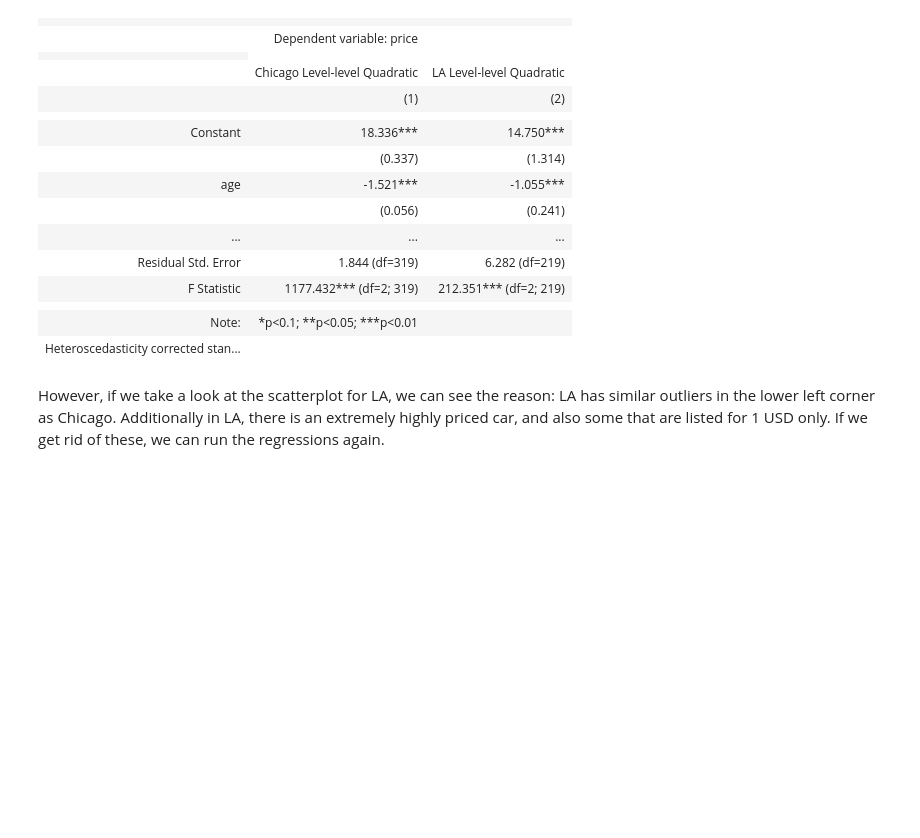
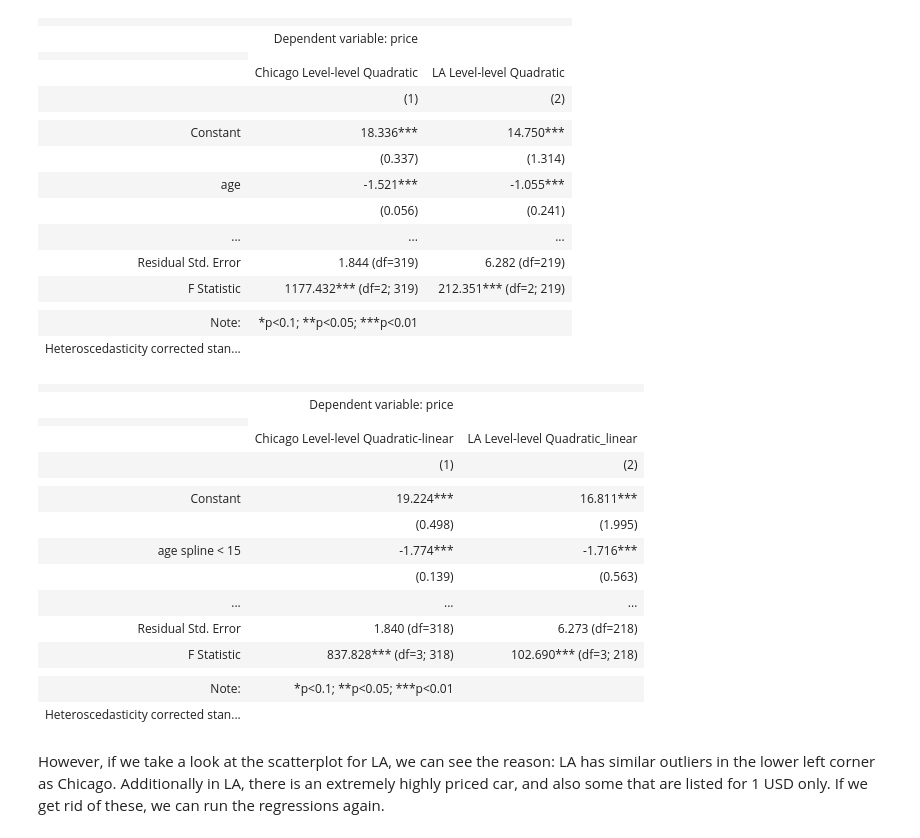
Before and after one commit to marton-nagy-marton/Coding1_assignment1, a Jupyter notebook: Matyas_Kovacs-Marton_Nagy_Coding1_HA1.ipynb, the cells around one changed output. Saved outputs shown, nothing was run; the diff lists cells and outputs as text; code cells hidden in the pictures; blank space fills up the shorter version.

Commit message:
add external validity comparison for quadratic-linear model

```diff
--- a/Matyas_Kovacs-Marton_Nagy_Coding1_HA1.ipynb
+++ b/Matyas_Kovacs-Marton_Nagy_Coding1_HA1.ipynb
@@ -1059,6 +1059,39 @@ external_table2
 |  |  |  |
 | Note: | *p<0.1; **p<0.05; ***p<0.01 |  |
 | Heteroscedasticity corrected stan... |  |  |
+# %%
+chicago_reg_best = smf.ols(formula='price~linear_and_quadratic_design(age,15)',data=chicago).fit(cov_type = 'HC0')
+la_reg_best = smf.ols(formula='price~linear_and_quadratic_design(age,15)',data=la).fit(cov_type = 'HC0')
+# %%
+external_table_best = Stargazer([chicago_reg_best, la_reg_best])
+external_table_best.custom_columns(['Chicago Level-level Quadratic-linear', 'LA Level-level Quadratic_linear'])
+external_table_best.rename_covariates(
+    {
+        'Intercept' : 'Constant',
+        'linear_and_quadratic_design(age, 15)[0]' : 'age spline < 15',
+        'linear_and_quadratic_design(age, 15)[1]' : 'age spline < 15 squared',
+        'linear_and_quadratic_design(age, 15)[2]' : 'age spline > 15',
+    }
+)
+external_table_best.add_custom_notes(['Heteroscedasticity corrected standard errors used (HC0).'])
+external_table_best
+# %% [output]
+|  |  |  |
+|  | Dependent variable: price |  |
+|  |
+|  | Chicago Level-level Quadratic-linear | LA Level-level Quadratic_linear |
+|  | (1) | (2) |
+|  |  |  |
+| Constant | 19.224*** | 16.811*** |
+|  | (0.498) | (1.995) |
+| age spline < 15 | -1.774*** | -1.716*** |
+|  | (0.139) | (0.563) |
+| ... | ... | ... |
+| Residual Std. Error | 1.840 (df=318) | 6.273 (df=218) |
+| F Statistic | 837.828*** (df=3; 318) | 102.690*** (df=3; 218) |
+|  |  |  |
+| Note: | *p<0.1; **p<0.05; ***p<0.01 |  |
+| Heteroscedasticity corrected stan... |  |  |
 # %% [markdown]
 However, if we take a look at the scatterplot for LA, we can see the reason: LA has similar outliers in the lower left corner as Chicago. Additionally in LA, there is an extremely highly priced car, and also some that are listed for 1 USD only. If we get rid of these, we can run the regressions again.
 # %%
```
Also changed, not shown: parts of 2 cells of this notebook.
